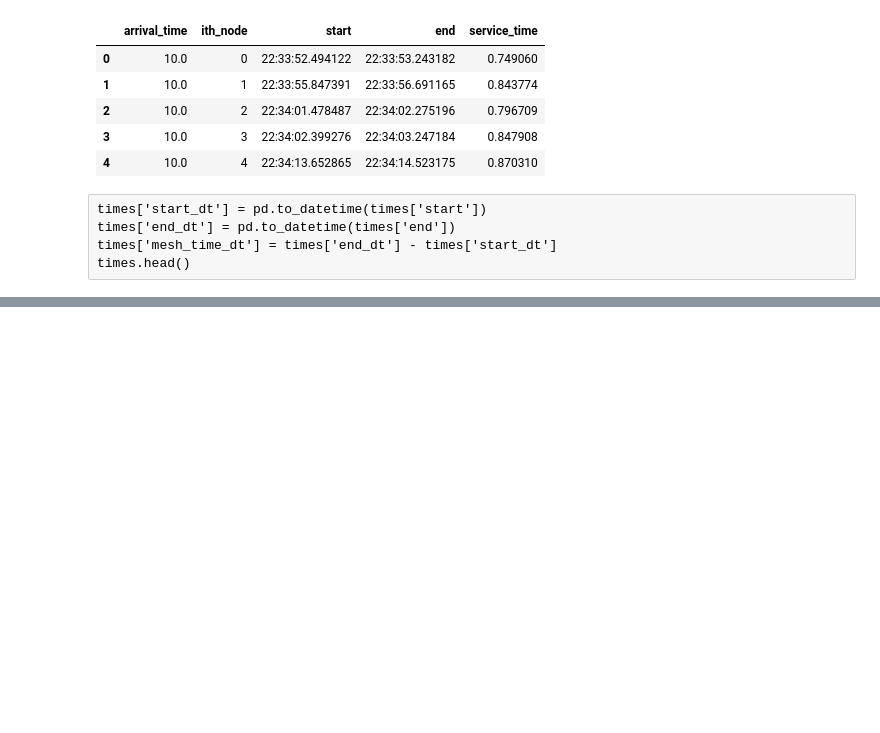
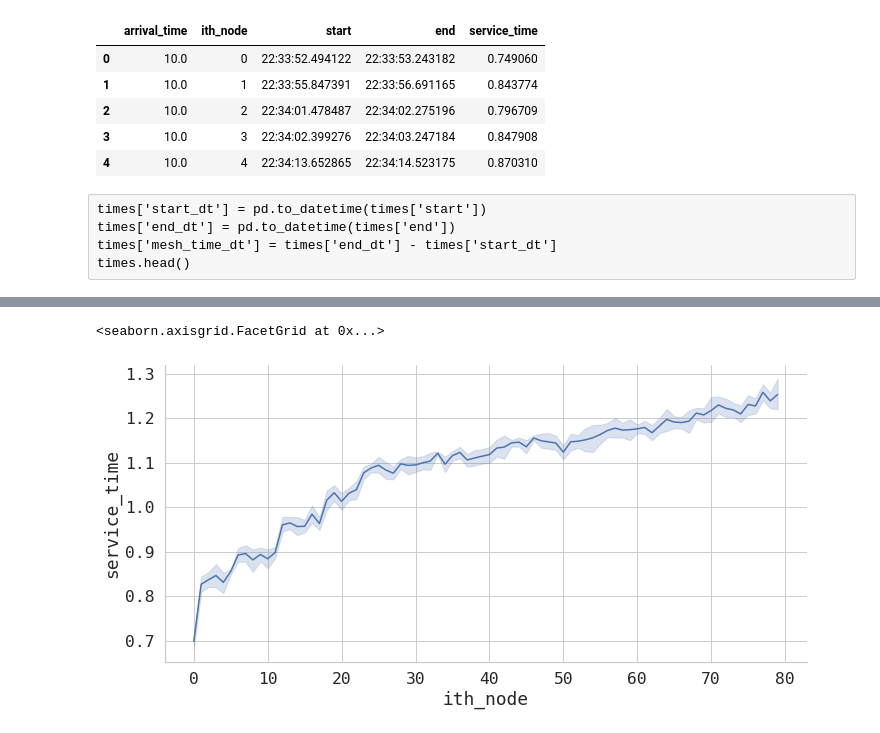
Before and after one commit to javier-pg/sysrepo-cfgssl, a Jupyter notebook: experimental_data/performance_analysis.ipynb, the cells around one changed output, grey strips where cells are left out. Cells and saved outputs as stored; diff of their text form; code cells hidden in the pictures; blank space fills up the shorter version.

```diff
--- a/experimental_data/performance_analysis.ipynb
+++ b/experimental_data/performance_analysis.ipynb
@@ -156,0 +163,12 @@ hue='arrival_time'
+# %%
+sns.relplot(data=times,
+             x=x,
+             y=y,
+             #hue=hue,
+             kind='line',
+             height=5,
+             aspect=2)
+#plt.ylim(0,max(times[y]))
+# %% [output]
+<seaborn.axisgrid.FacetGrid at 0x...>
+[figure, added]
```
Also changed, not shown: parts of 30 cells of this notebook, 13 other files.
